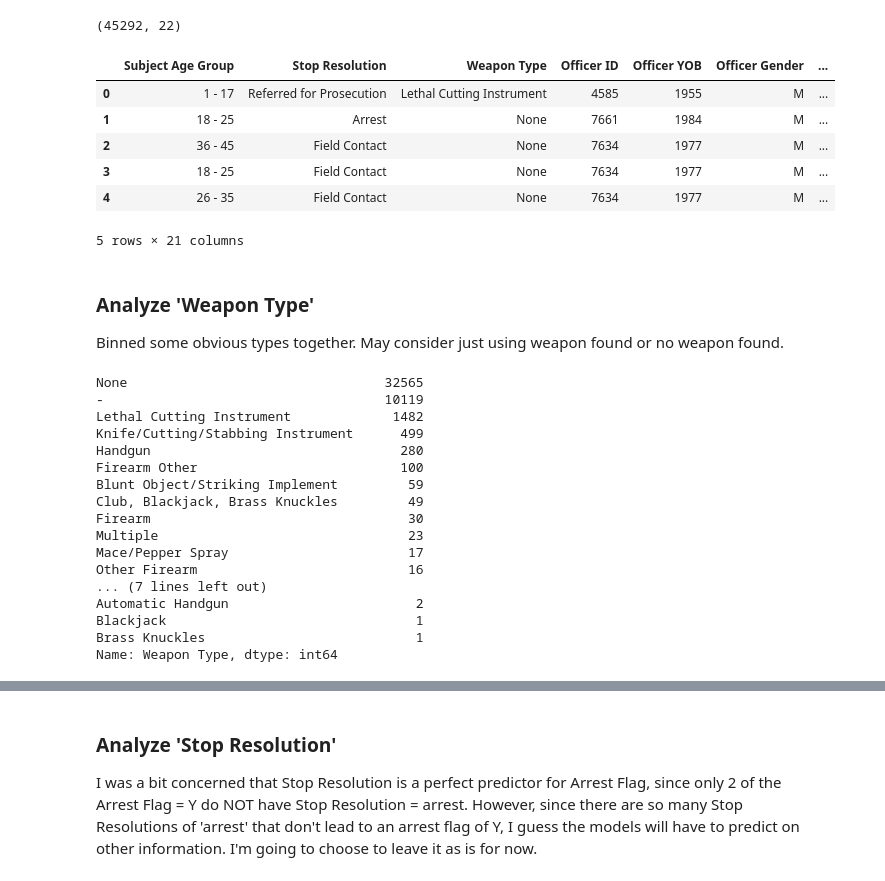
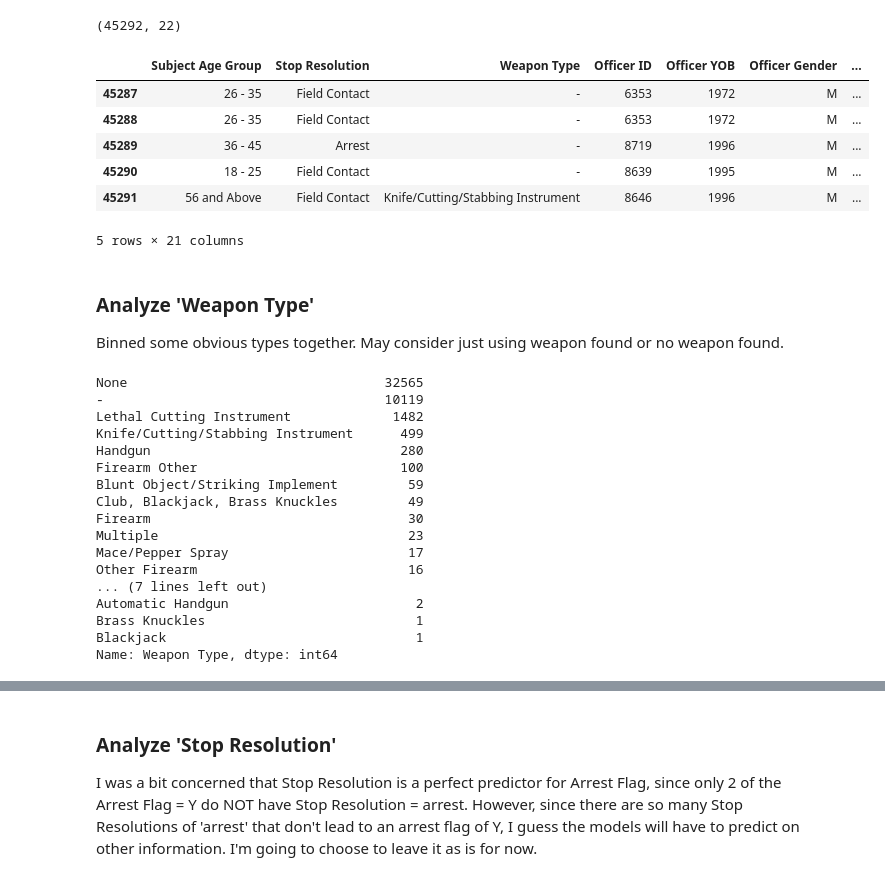
Before and after one commit to melodygr/Classification_Project, a Jupyter notebook: Classification_Project.ipynb, the cells around one changed output, grey strips where cells are left out. Cells and saved outputs as stored; diff of their text form; code cells hidden in the pictures.

```diff
--- a/Classification_Project.ipynb
+++ b/Classification_Project.ipynb
@@ -448,16 +488,16 @@ terry_sort.shape
 (45292, 22)
 # %%
 # Now delete the Terry Stop ID column
-
+terry_sort.reset_index(drop=True, inplace=True)
 terry_sort.drop(columns=['Terry Stop ID'], inplace=True)
-terry_sort.head()
+terry_sort.tail()
 # %% [output]
 |  | Subject Age Group | Stop Resolution | Weapon Type | Officer ID | Officer YOB | Officer Gender | ... |
-| 0 | 1 - 17 | Referred for Prosecution | Lethal Cutting Instrument | 4585 | 1955 | M | ... |
-| 1 | 18 - 25 | Arrest | None | 7661 | 1984 | M | ... |
-| 2 | 36 - 45 | Field Contact | None | 7634 | 1977 | M | ... |
-| 3 | 18 - 25 | Field Contact | None | 7634 | 1977 | M | ... |
-| 4 | 26 - 35 | Field Contact | None | 7634 | 1977 | M | ... |
+| 45287 | 26 - 35 | Field Contact | - | 6353 | 1972 | M | ... |
+| 45288 | 26 - 35 | Field Contact | - | 6353 | 1972 | M | ... |
+| 45289 | 36 - 45 | Arrest | - | 8719 | 1996 | M | ... |
+| 45290 | 18 - 25 | Field Contact | - | 8639 | 1995 | M | ... |
+| 45291 | 56 and Above | Field Contact | Knife/Cutting/Stabbing Instrument | 8646 | 1996 | M | ... |
 5 rows × 21 columns
 # %% [markdown]
 ### Analyze 'Weapon Type'
@@ -488,8 +528,8 @@ Mace/Pepper Spray                       17
 Other Firearm                           16
 ... (7 lines left out)
 Automatic Handgun                        2
+Brass Knuckles                           1
 Blackjack                                1
-Brass Knuckles                           1
 Name: Weapon Type, dtype: int64
 # %%
 # Going to group some together
```
Also changed, not shown: parts of 130 cells of this notebook.
